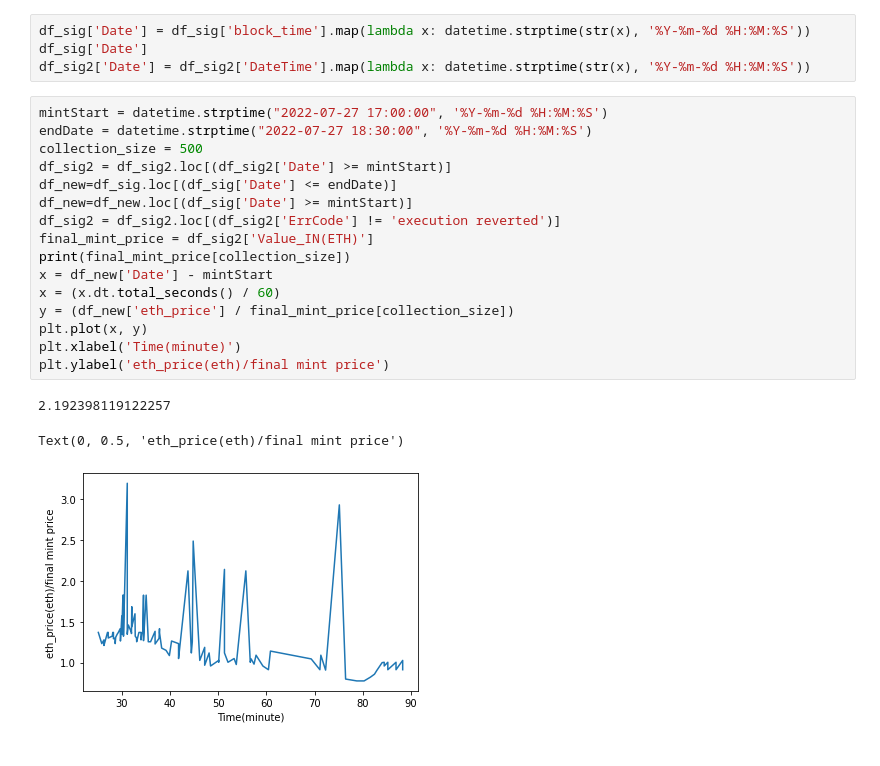
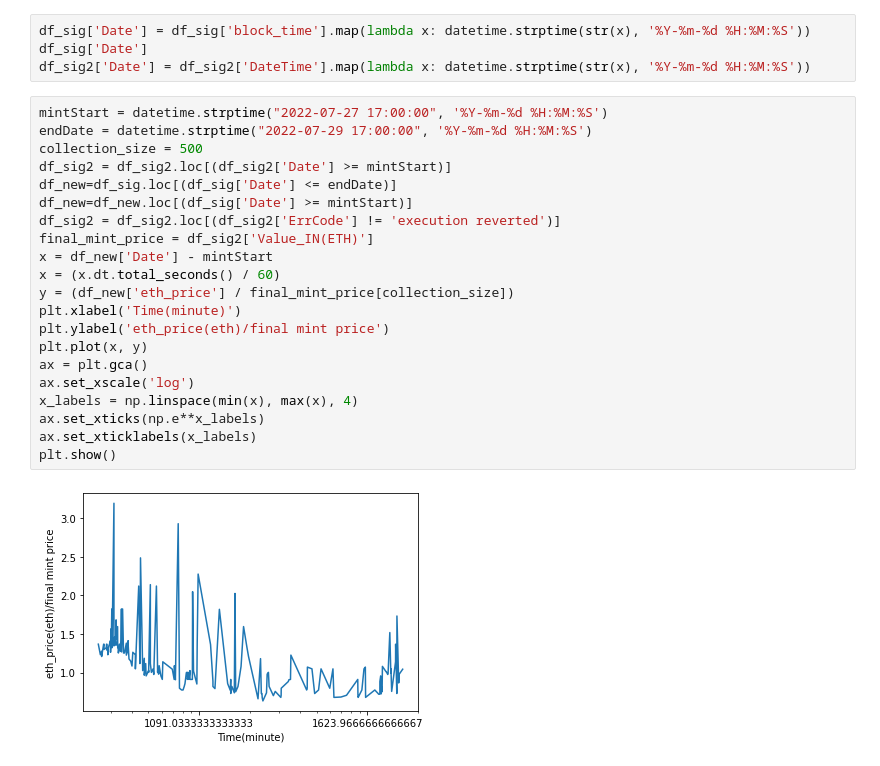
Before and after one commit to jeyanderson/artblocks_nft_momemtum_analysis, a Jupyter notebook: sales_analytics/sales_evolution/python_csv_visualiser.ipynb, the cells around one changed output. Saved outputs shown, nothing was run; the diff lists cells and outputs as text.

Commit message:
working on exponential time scaling for sales charts

```diff
--- a/sales_analytics/sales_evolution/python_csv_visualiser.ipynb
+++ b/sales_analytics/sales_evolution/python_csv_visualiser.ipynb
@@ -60,21 +60,24 @@ df_sig['Date']
 df_sig2['Date'] = df_sig2['DateTime'].map(lambda x: datetime.strptime(str(x), '%Y-%m-%d %H:%M:%S'))
 # %%
 mintStart = datetime.strptime("2022-07-27 17:00:00", '%Y-%m-%d %H:%M:%S')
-endDate = datetime.strptime("2022-07-27 18:30:00", '%Y-%m-%d %H:%M:%S')
+endDate = datetime.strptime("2022-07-29 17:00:00", '%Y-%m-%d %H:%M:%S')
 collection_size = 500
 df_sig2 = df_sig2.loc[(df_sig2['Date'] >= mintStart)]
 df_new=df_sig.loc[(df_sig['Date'] <= endDate)]
 df_new=df_new.loc[(df_sig['Date'] >= mintStart)]
 df_sig2 = df_sig2.loc[(df_sig2['ErrCode'] != 'execution reverted')]
 final_mint_price = df_sig2['Value_IN(ETH)']
-print(final_mint_price[collection_size])
 x = df_new['Date'] - mintStart
 x = (x.dt.total_seconds() / 60)
 y = (df_new['eth_price'] / final_mint_price[collection_size])
-plt.plot(x, y)
 plt.xlabel('Time(minute)')
 plt.ylabel('eth_price(eth)/final mint price')
+plt.plot(x, y)
+ax = plt.gca()
+ax.set_xscale('log')
+x_labels = np.linspace(min(x), max(x), 4)
+ax.set_xticks(np.e**x_labels)
+ax.set_xticklabels(x_labels)
+plt.show()
 # %% [output]
-2.192398119122257
-Text(0, 0.5, 'eth_price(eth)/final mint price')
-[figure, old version]
+[figure, new version]
```
